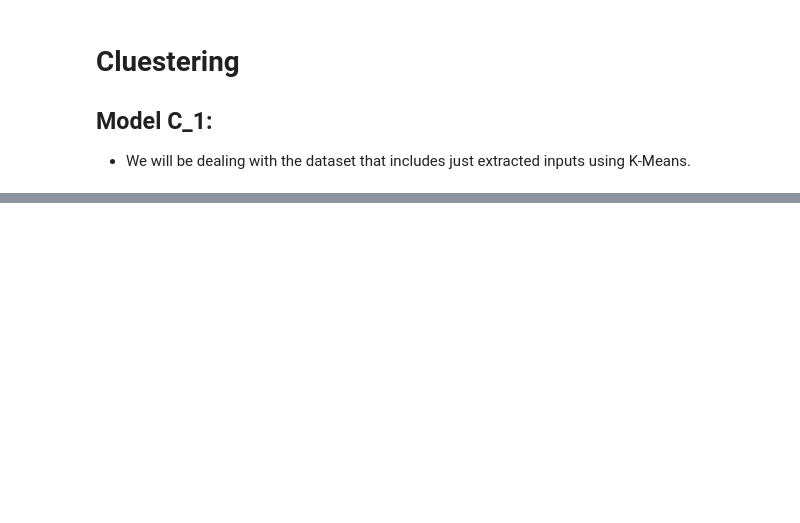
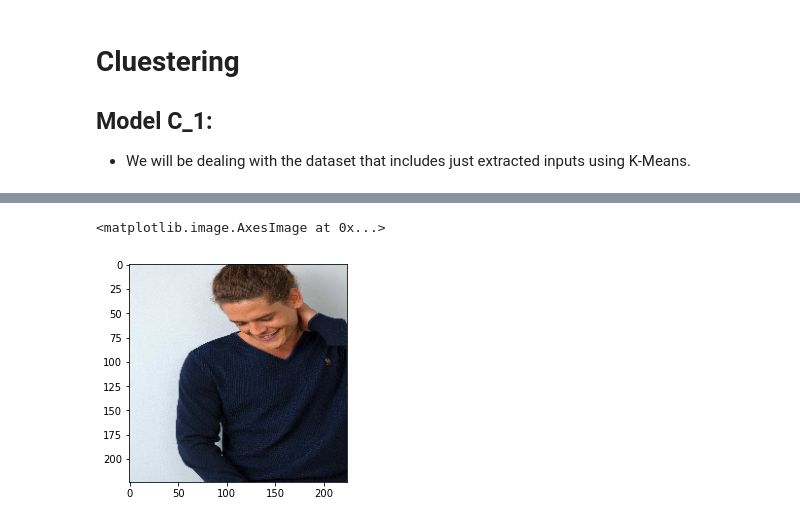
Before and after one commit to melihkacaman/SimilarProducts, a Jupyter notebook: notebooks/TransferLearning_1.ipynb, the cells around one changed output, grey strips where cells are left out. Saved outputs shown, nothing was run; the diff lists cells and outputs as text; code cells hidden in the pictures; blank space fills up the shorter version.

```diff
--- a/notebooks/TransferLearning_1.ipynb
+++ b/notebooks/TransferLearning_1.ipynb
@@ -168,0 +243,5 @@ AttributeError: 'KMeans' object has no attribute 'get_feature_names_out'
+# %%
+plt.imshow(np.array(images[224],np.int32))
+# %% [output]
+<matplotlib.image.AxesImage at 0x...>
+[figure, added]
```
Also changed, not shown: parts of 36 cells of this notebook, 1 other file.
